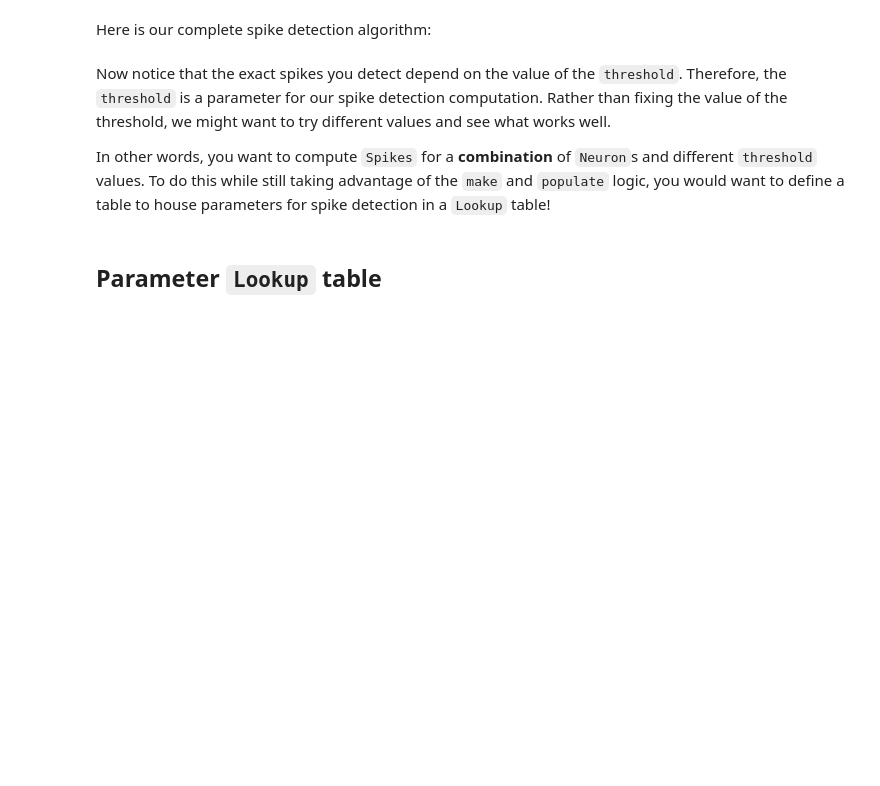
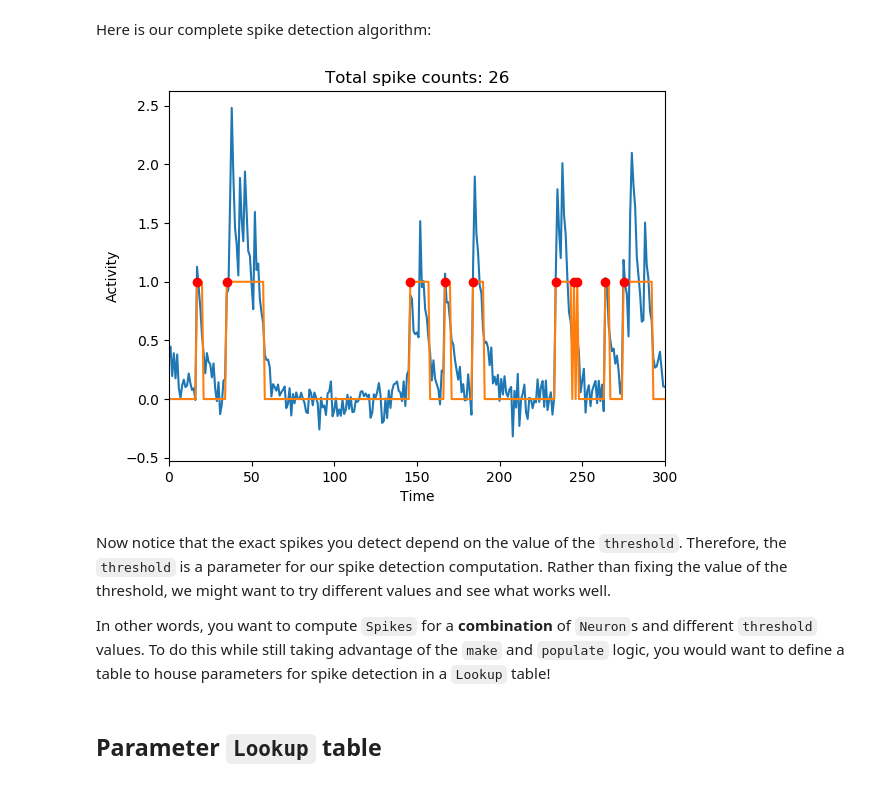
Before and after one commit to datajoint/neuronex_workshop_2018, a Jupyter notebook: julia/02-Imported and Computed Tables.ipynb, the cells around one changed output. Drawn from its saved outputs; the diff is of its cells as text; code cells hidden in the pictures; blank space fills up the shorter version.

```diff
--- a/julia/02-Imported and Computed Tables.ipynb
+++ b/julia/02-Imported and Computed Tables.ipynb
@@ -701,3 +756,24 @@ plt.title('Total spike counts: {}'.format(count));
+# %%
+threshold = 0.5
+
+# find activity above threshold
+above_thrs = convert(Array{Int64}, activity > threshold)
+
+spikes = findall(diff(above_thrs) .> 0)   # find places where above_thrs took a step up
+
+plot(activity)
+plot(above_thrs)
+plot(spikes, ones(size(spikes)), "ro")  # a red point at the time of each spike
+xlim([0, 300])
+
+xlabel("Time")
+ylabel("Activity")
+xlim([0, 300])
+
+count = length(spikes)
+title("Total spike counts: $count");
+# %% [output]
+[figure, added]
 # %% [markdown]
 Now notice that the exact spikes you detect depend on the value of the `threshold`. Therefore, the `threshold` is a parameter for our spike detection computation. Rather than fixing the value of the threshold, we might want to try different values and see what works well.
 
```
Also changed, not shown: parts of 27 cells of this notebook.
